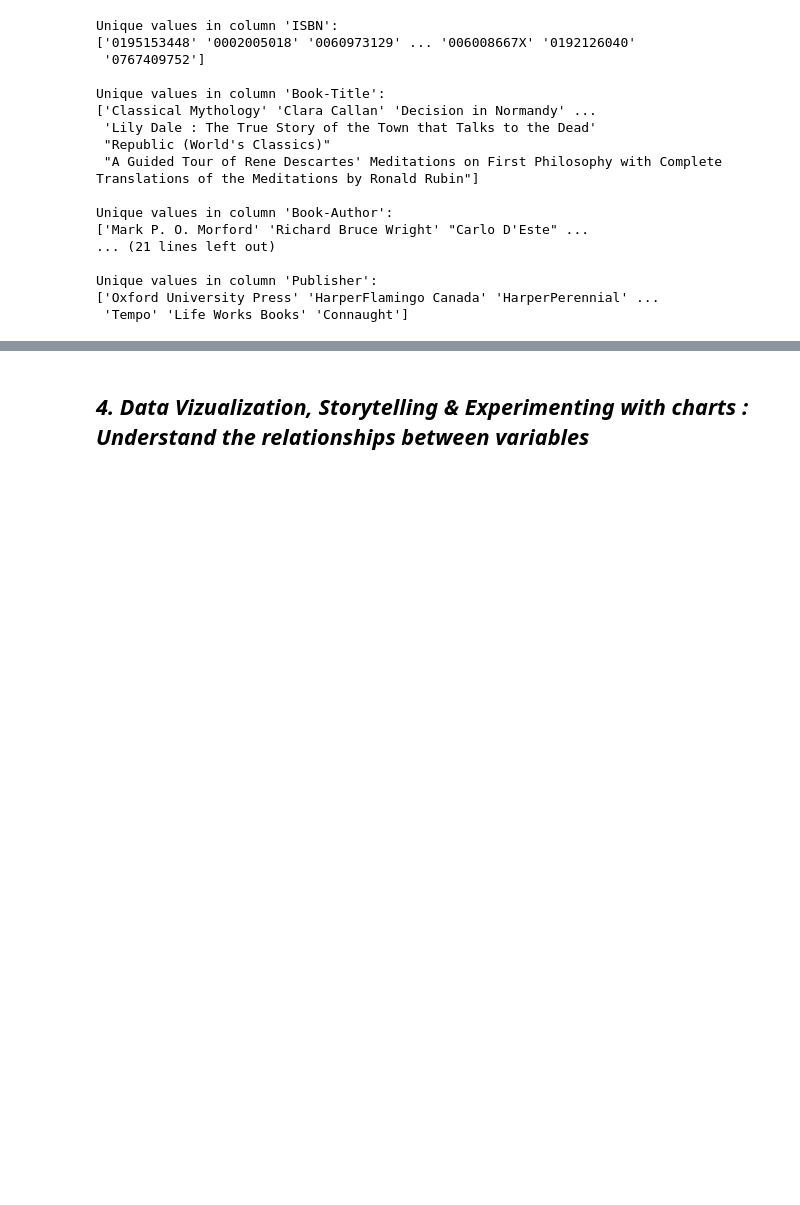
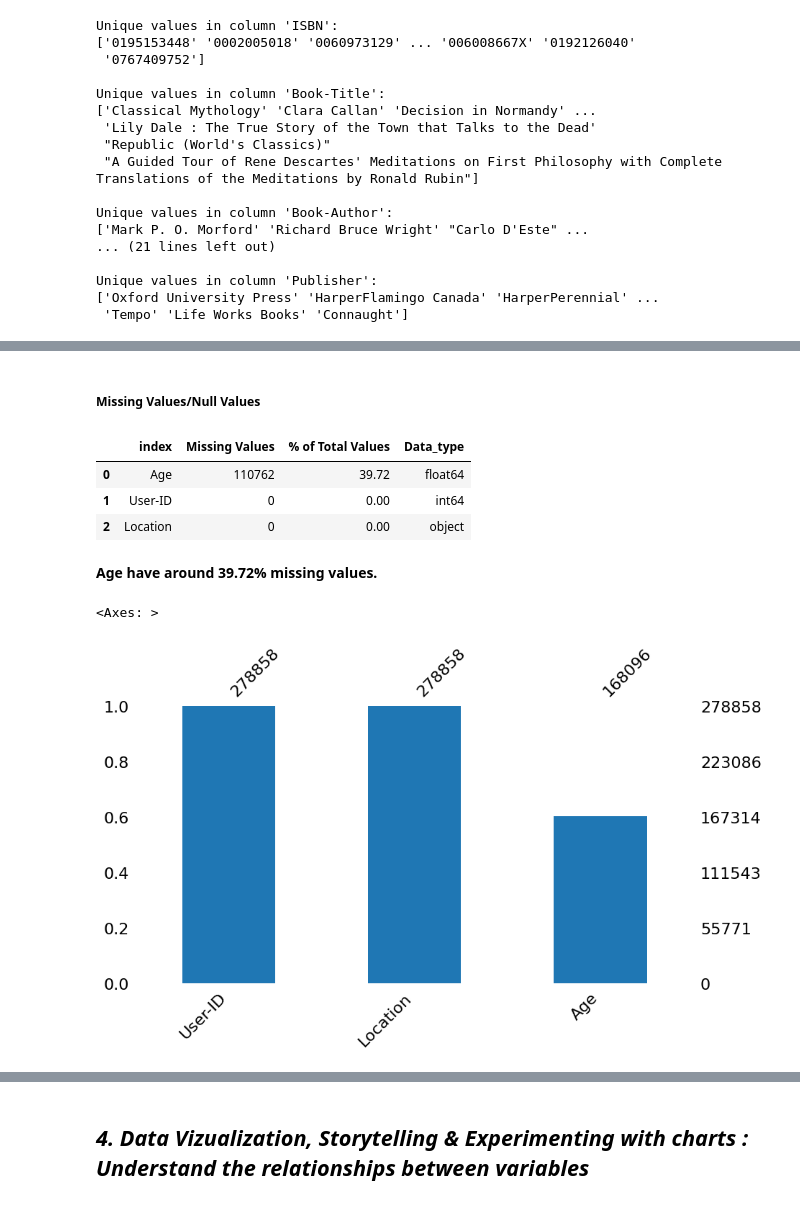
Before and after one commit to rahultj333/ML-Book-Recommendation-System, a Jupyter notebook: Individual_Book_Recommendation_System.ipynb, the cells around one changed output, grey strips where cells are left out. Drawn from its saved outputs; the diff is of its cells as text; code cells hidden in the pictures; blank space fills up the shorter version.

```diff
--- a/Individual_Book_Recommendation_System.ipynb
+++ b/Individual_Book_Recommendation_System.ipynb
@@ -416,0 +651,18 @@ Answer Here.
+# %% [markdown]
+##### Missing Values/Null Values
+# %%
+# Checking null values
+missing_values(users_df)
+# %% [output]
+|  | index | Missing Values | % of Total Values | Data_type |
+| 0 | Age | 110762 | 39.72 | float64 |
+| 1 | User-ID | 0 | 0.00 | int64 |
+| 2 | Location | 0 | 0.00 | object |
+# %% [markdown]
+**Age have around 39.72% missing values.**
+# %%
+# Visualizing the missing values
+msno.bar(users_df,figsize=(10,5), color="tab:blue")
+# %% [output]
+<Axes: >
+[figure, added]
```
Also changed, not shown: parts of 466 cells of this notebook.
